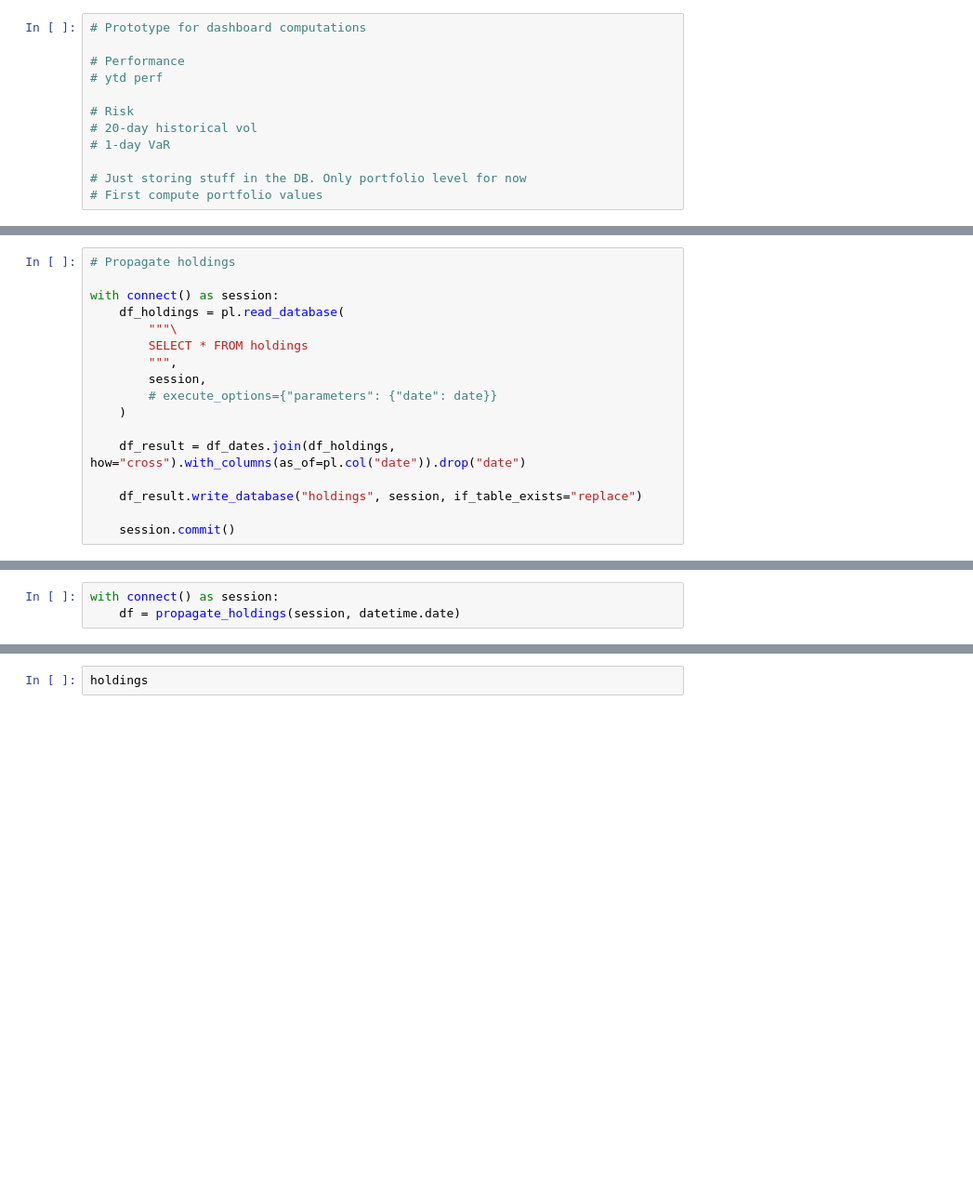
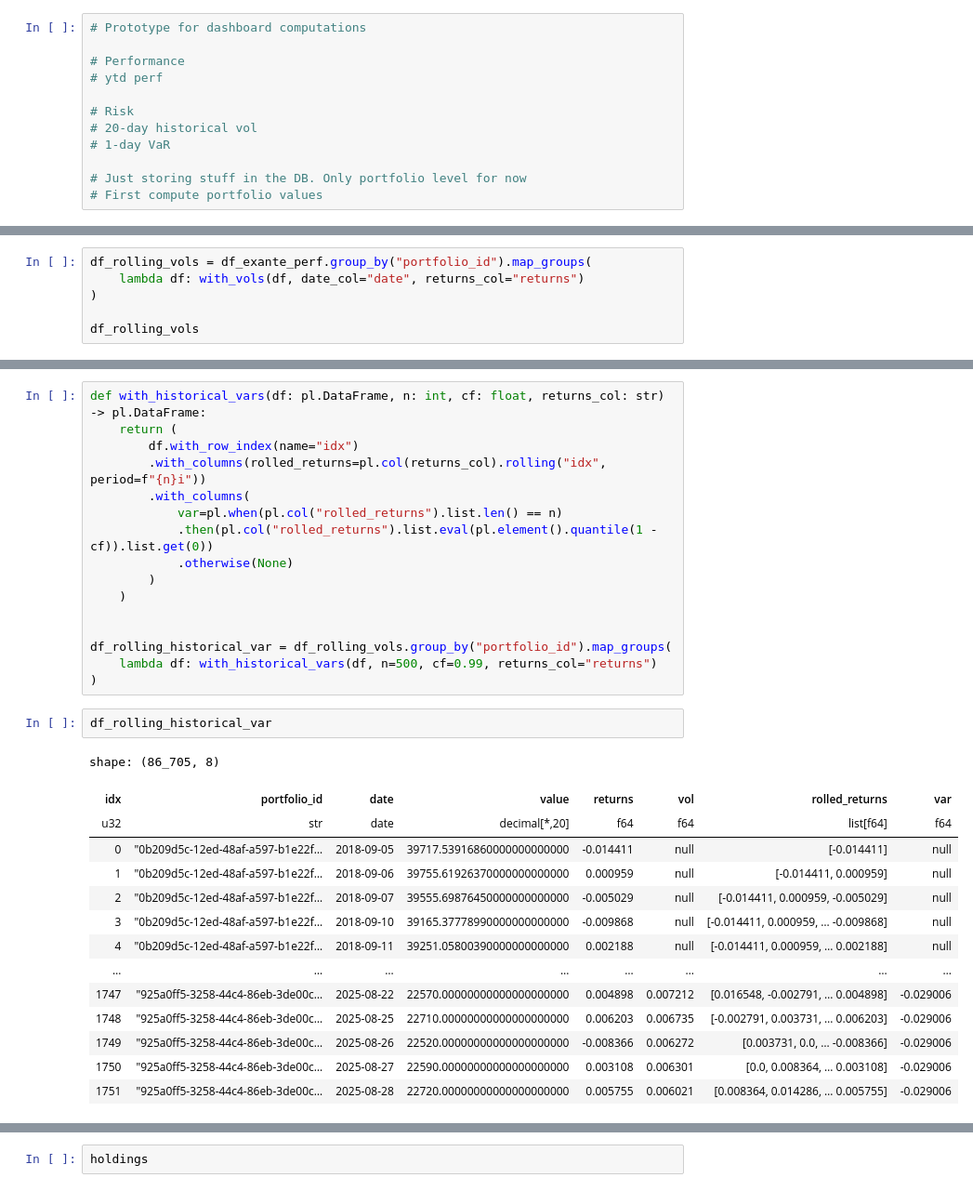
Before and after one commit to maxime-filippini/risksampl, a Jupyter notebook: worker/notebooks/dashboard.ipynb, the cells around one changed output, grey strips where cells are left out. Shown at 93% size. Saved outputs shown, nothing was run; the diff lists cells and outputs as text; blank space fills up the shorter version.

```diff
--- a/worker/notebooks/dashboard.ipynb
+++ b/worker/notebooks/dashboard.ipynb
@@ -61,17 +12,0 @@ print(len(dr_bus))
-# %%
-# Propagate holdings
-
-with connect() as session:
-    df_holdings = pl.read_database(
-        """\
-        SELECT * FROM holdings
-        """,
-        session,
-        # execute_options={"parameters": {"date": date}}
-    )
-
-    df_result = df_dates.join(df_holdings, how="cross").with_columns(as_of=pl.col("date")).drop("date")
-
-    df_result.write_database("holdings", session, if_table_exists="replace")
-
-    session.commit()
@@ -116,3 +12,0 @@ def propagate_holdings(session, date: datetime.date):
-# %%
-with connect() as session:
-    df = propagate_holdings(session, datetime.date)
@@ -256,0 +97,6 @@ shape: (50, 2)
+# %%
+df_rolling_vols = df_exante_perf.group_by("portfolio_id").map_groups(
+    lambda df: with_vols(df, date_col="date", returns_col="returns")
+)
+
+df_rolling_vols
@@ -256,0 +118,33 @@ shape: (50, 2)
+# %%
+def with_historical_vars(df: pl.DataFrame, n: int, cf: float, returns_col: str) -> pl.DataFrame:
+    return (
+        df.with_row_index(name="idx")
+        .with_columns(rolled_returns=pl.col(returns_col).rolling("idx", period=f"{n}i"))
+        .with_columns(
+            var=pl.when(pl.col("rolled_returns").list.len() == n)
+            .then(pl.col("rolled_returns").list.eval(pl.element().quantile(1 - cf)).list.get(0))
+            .otherwise(None)
+        )
+    )
+
+
+df_rolling_historical_var = df_rolling_vols.group_by("portfolio_id").map_groups(
+    lambda df: with_historical_vars(df, n=500, cf=0.99, returns_col="returns")
+)
+# %%
+df_rolling_historical_var
+# %% [output]
+shape: (86_705, 8)
+| idx | portfolio_id | date | value | returns | vol | rolled_returns | var |
+| u32 | str | date | decimal[*,20] | f64 | f64 | list[f64] | f64 |
+| 0 | "0b209d5c-12ed-48af-a597-b1e22f… | 2018-09-05 | 39717.53916860000000000000 | -0.014411 | null | [-0.014411] | null |
+| 1 | "0b209d5c-12ed-48af-a597-b1e22f… | 2018-09-06 | 39755.61926370000000000000 | 0.000959 | null | [-0.014411, 0.000959] | null |
+| 2 | "0b209d5c-12ed-48af-a597-b1e22f… | 2018-09-07 | 39555.69876450000000000000 | -0.005029 | null | [-0.014411, 0.000959, -0.005029] | null |
+| 3 | "0b209d5c-12ed-48af-a597-b1e22f… | 2018-09-10 | 39165.37778990000000000000 | -0.009868 | null | [-0.014411, 0.000959, … -0.009868] | null |
+| 4 | "0b209d5c-12ed-48af-a597-b1e22f… | 2018-09-11 | 39251.05800390000000000000 | 0.002188 | null | [-0.014411, 0.000959, … 0.002188] | null |
+| … | … | … | … | … | … | … | … |
+| 1747 | "925a0ff5-3258-44c4-86eb-3de00c… | 2025-08-22 | 22570.00000000000000000000 | 0.004898 | 0.007212 | [0.016548, -0.002791, … 0.004898] | -0.029006 |
+| 1748 | "925a0ff5-3258-44c4-86eb-3de00c… | 2025-08-25 | 22710.00000000000000000000 | 0.006203 | 0.006735 | [-0.002791, 0.003731, … 0.006203] | -0.029006 |
+| 1749 | "925a0ff5-3258-44c4-86eb-3de00c… | 2025-08-26 | 22520.00000000000000000000 | -0.008366 | 0.006272 | [0.003731, 0.0, … -0.008366] | -0.029006 |
+| 1750 | "925a0ff5-3258-44c4-86eb-3de00c… | 2025-08-27 | 22590.00000000000000000000 | 0.003108 | 0.006301 | [0.0, 0.008364, … 0.003108] | -0.029006 |
+| 1751 | "925a0ff5-3258-44c4-86eb-3de00c… | 2025-08-28 | 22720.00000000000000000000 | 0.005755 | 0.006021 | [0.008364, 0.014286, … 0.005755] | -0.029006 |
```
Also changed, not shown: parts of 18 cells of this notebook, 7 other files.
